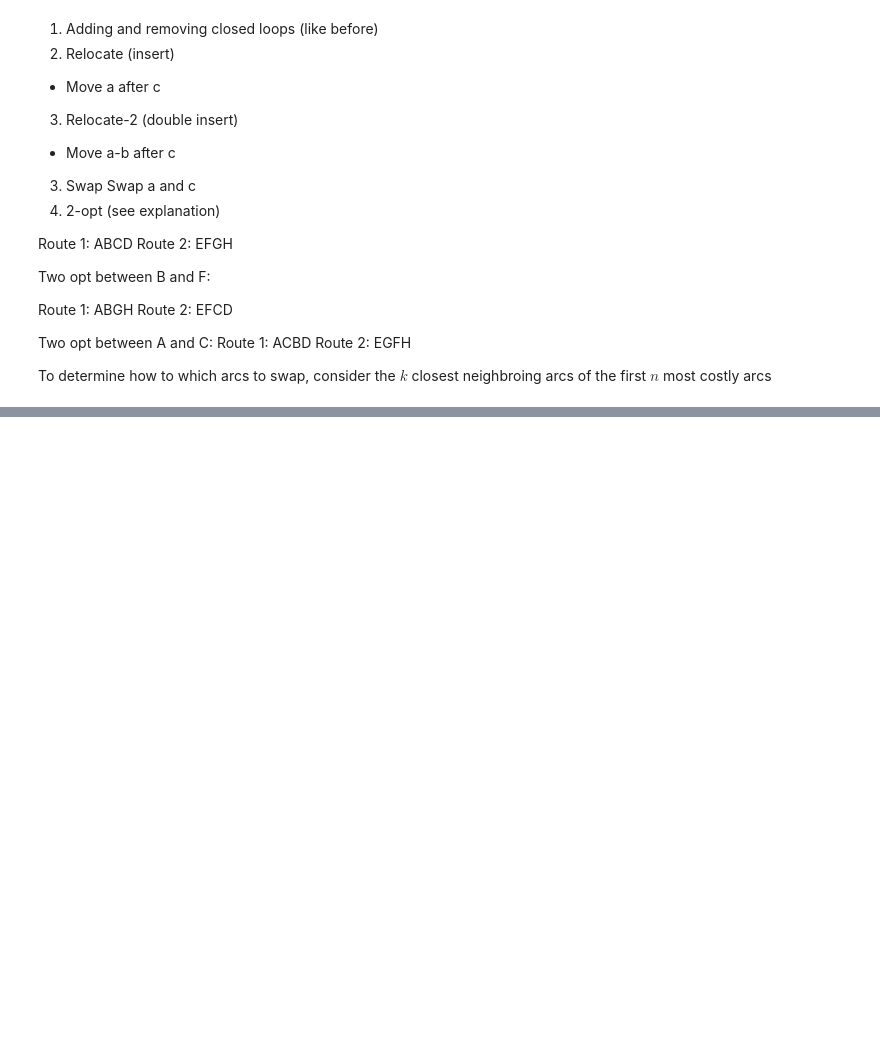
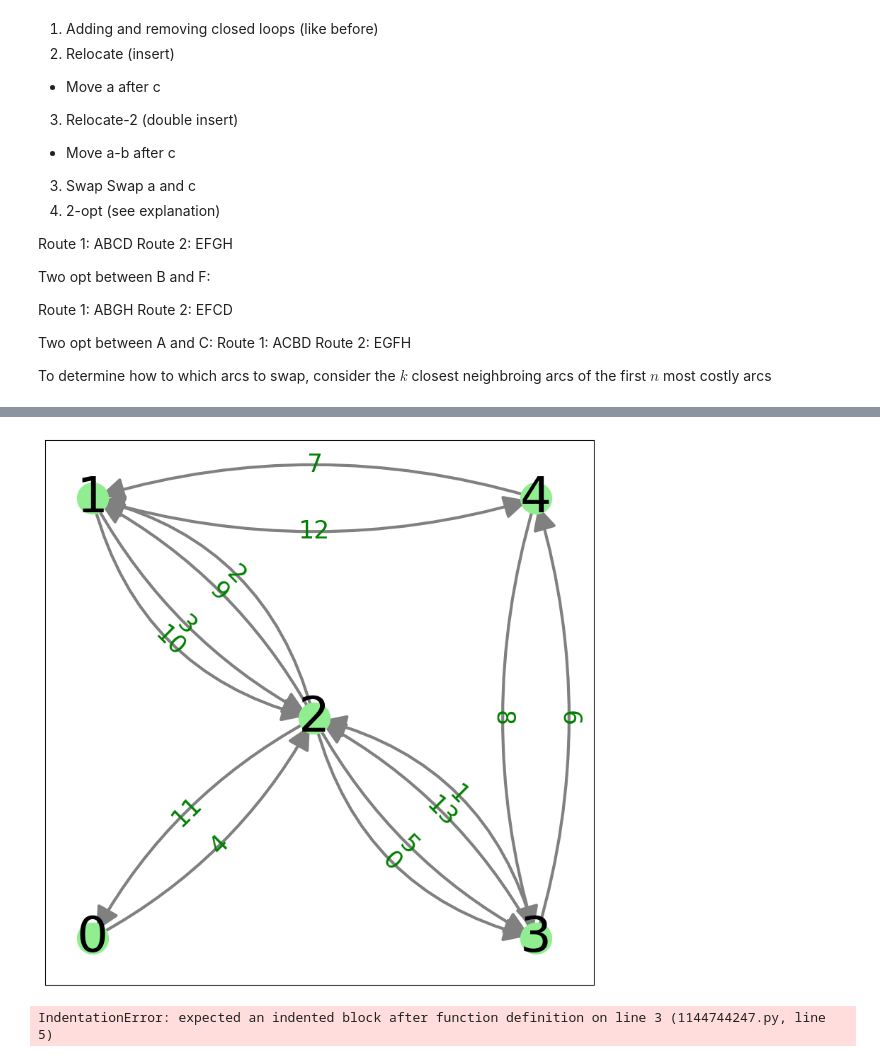
Before and after one commit to Ian1528/Snowplow-Route-Optimization, a Jupyter notebook: ToyProblem3-Multigraph/Crossover.ipynb, the cells around one changed output, grey strips where cells are left out. Cells and saved outputs as stored; diff of their text form; code cells hidden in the pictures; blank space fills up the shorter version.

Commit message:
Finished relocate1 method

```diff
--- a/ToyProblem3-Multigraph/Crossover.ipynb
+++ b/ToyProblem3-Multigraph/Crossover.ipynb
@@ -1408,3 +1417,33 @@ To determine how to which arcs to swap, consider the $k$ closest neighbroing arc
+# %%
+## Interroute Changes: Route Based Crossover
+
+def relocate(S, edge1, edge2, indices1 = None, indices2 = None):
+
+    # locate the indices if they aren't provided
+    if indices1 == None:
+        for i in range(len(S)):
+            route = S[i]
+            if edge1 in route:
+                indices1 = (i, route.index(edge1))
+                break
+
+    if indices2 == None:
+        for i in range(len(S)):
+            route = S[i]
+            if edge2 in route:
+                indices2 = (i, route.index(edge2))
+                break
+
+    # relocate: move edge 1 after edge 2
+    S[indices1[0]].remove(edge1)
+    S[indices2[0]] = S[indices2[0]][:indices2[1]+1] + [edge1] + S[indices2[0]][indices2[1]+1:]
+
+S0_testing = copy.deepcopy(S0_new)
+relocate(S0_testing, (4,1,0), (3,4,0))
+G_GraphS0 = add_order_attribute_from_edges(G_strong_multi, S0_testing)
+draw_labeled_multigraph(G_GraphS0, node_positions, 'order', color='green')
+# %% [output]
+[figure, added]
 # %%
 ## Interroute Changes: Route Based Crossover
 
@@ -1415,3 +1454,5 @@ def relocate2(edge1, edge2):
 def swap(edge1, edge2):
 
 def two_opt(edge1, edge2):
+# %% [output]
+IndentationError: expected an indented block after function definition on line 3 (1144744247.py, line 5)
```
Also changed, not shown: parts of 13 cells of this notebook.
